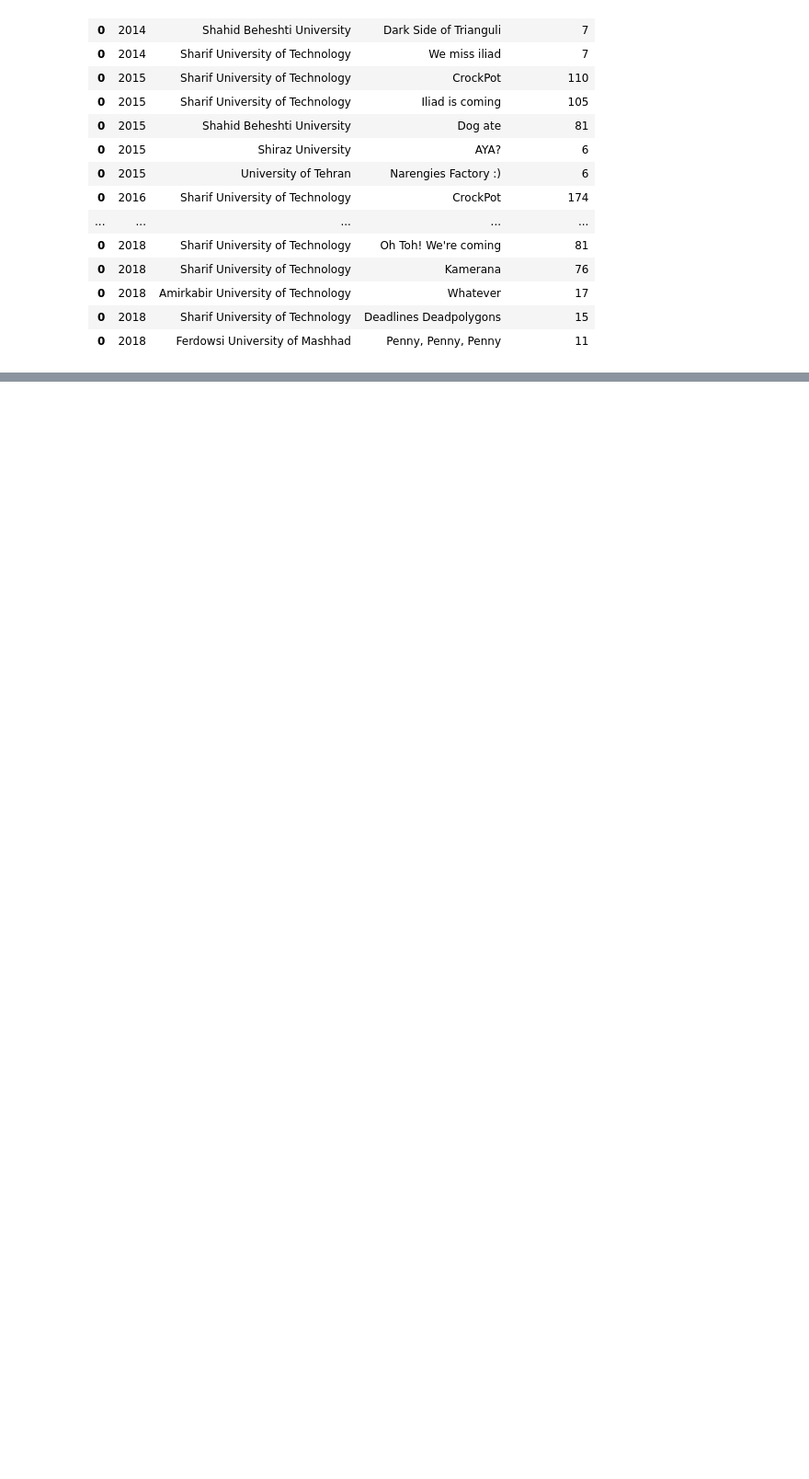
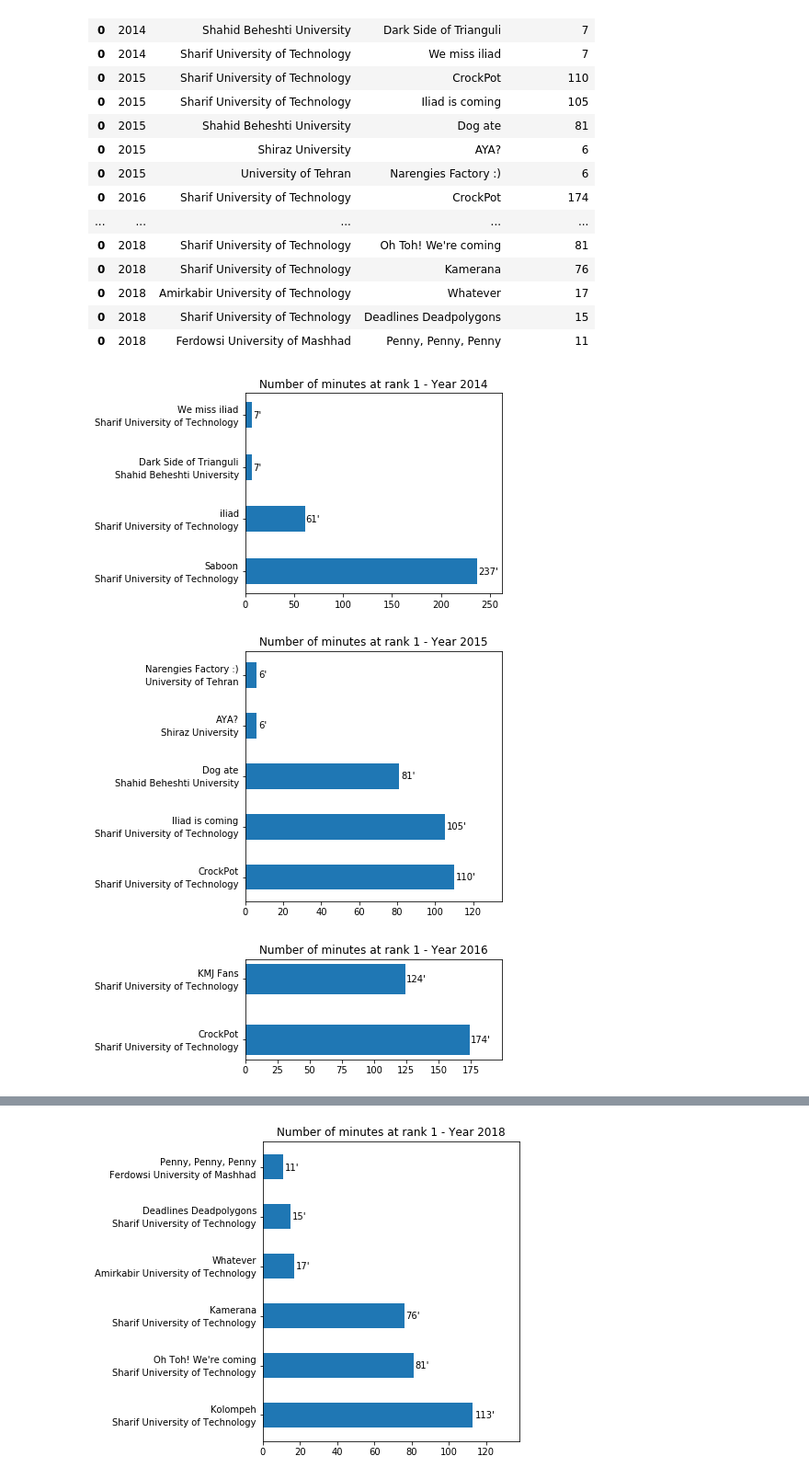
Before and after one commit to mehdikazemi8/icpc-contests, a Jupyter notebook: icpc-contests.ipynb, the cells around one changed output, grey strips where cells are left out. Shown at 92% size. Drawn from its saved outputs; the diff is of its cells as text; code cells hidden in the pictures; blank space fills up the shorter version.

Commit message:
add chart for the number of minutes each team has been at rank 1

```diff
--- a/icpc-contests.ipynb
+++ b/icpc-contests.ipynb
@@ -404,18 +404,12 @@ plt.show()
 # %% [output]
 [figure]
 # %%
-df = pd.DataFrame(columns=['year', 'university', 'name', 'time_rank_1'])
+time_first_df = pd.DataFrame(columns=['year', 'university', 'name', 'time_rank_1'])
 for c in contests:
-   df = df.append(c.calculate_teams_with_rank(1))
-df.to_csv("time_at_rank_1.csv", index=False)
+   time_first_df = time_first_df.append(c.calculate_teams_with_rank(1))
+time_first_df.to_csv("time_at_rank_1.csv", index=False)
 
-df
-
-# for t in contests[1].get_teams():nkd xtbtbmwv
-# #     print(t, sum([s.get_accepted() for s in t.get_submissions()]))
-
-#     if t.get_name() == "For A Few Wrong Answers More":
-#         print(t)
+time_first_df
 # %% [output]
 |  | year | university | name | time_rank_1 |
 | 0 | 2014 | Sharif University of Technology | Saboon | 237 |
@@ -434,3 +428,31 @@ df
 | 0 | 2018 | Amirkabir University of Technology | Whatever | 17 |
 | 0 | 2018 | Sharif University of Technology | Deadlines Deadpolygons | 15 |
 | 0 | 2018 | Ferdowsi University of Mashhad | Penny, Penny, Penny | 11 |
+# %%
+import numpy as np
+
+for year in df['year'].unique():
+    times_first = list(time_first_df[df.year == year]['time_rank_1'])
+    team_names = list(time_first_df[df.year == year]['name'])
+    university_names = list(time_first_df[df.year == year]['university'])
+    y_pos = np.arange(0, 8*len(times_first), 8)
+
+    fig, ax = plt.subplots(figsize=(5,len(times_first)))
+
+    ax.barh(y_pos, times_first, align='center', height=4)
+    ax.set_yticks(y_pos)
+    ax.set_yticklabels(["{}\n{}".format(team_names[i], university_names[i]) for i in range(len(times_first))], linespacing=1.5)
+    ax.set_xlim(0, max(times_first) + 25)
+
+    plt.title( "Number of minutes at rank 1 - Year {}".format(year) )
+
+    for i in range(len(times_first)):
+        x, y = times_first[i], y_pos[i]
+        ax.text(x+1, y, "{}'".format(x), va='center')
+
+    plt.savefig("minutes_rank_one_{}.jpg".format(year))
+    plt.show()
+# %% [output]
+[figure, added]
+[figure, added]
+[figure, added]
@@ -437,2 +460,3 @@ df
+[figure, added]
 # %%
 # what should your ranking be before last hour to guarantee medal in ICPC WF? (statistically) (you must have some ranking, or you must solve certain number of problems to guarantee medal)
```
Also changed, not shown: parts of 1 cell of this notebook.
